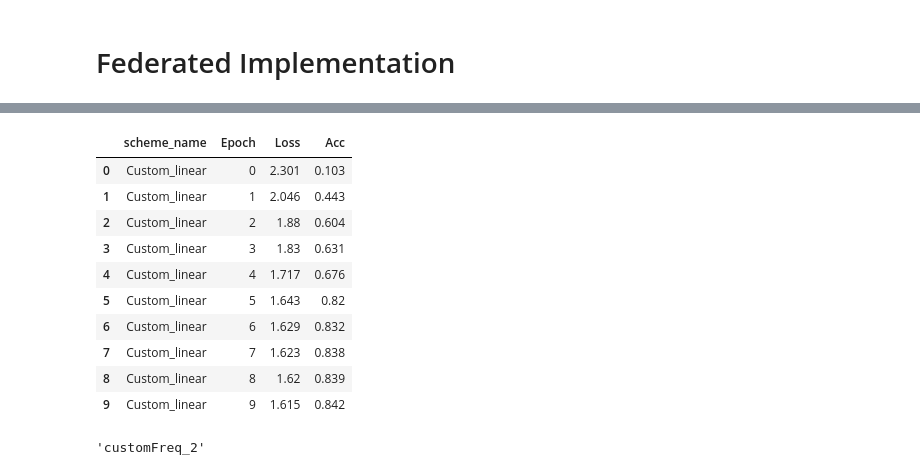
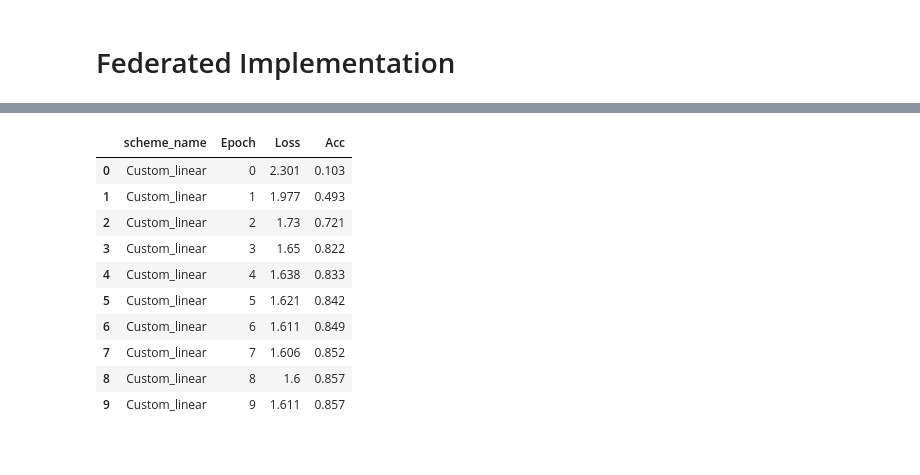
Before and after one commit to faiza-sfa/FedQuantization, a Jupyter notebook: phase_1_quantization_fed_implementation.ipynb, the cells around one changed output, grey strips where cells are left out. Drawn from its saved outputs; the diff is of its cells as text; code cells hidden in the pictures.

Commit message:
Simple Adaptive Quantization Done

```diff
--- a/phase_1_quantization_fed_implementation.ipynb
+++ b/phase_1_quantization_fed_implementation.ipynb
@@ -807,0 +851,29 @@ mse:  7.632148421792345e-15
+# %%
+def get_efficiency(data_size, cmp):
+    data = list(np.random.rand(data_size[0],data_size[1]).flatten())
+    data = np.array(data, dtype = np.float32)
+
+    print(data)
+    data_type = np.uint16
+
+    enc = cmp.encode(data) #quantization_level from 0 to 100
+    print("Encoded",enc)
+
+    dec = cmp.decode(enc)
+    print("After Quantization: ", dec)
+
+    print(f"{data_type} {100 * (sys.getsizeof(dec)-sys.getsizeof(enc))/sys.getsizeof(dec)}% smaller ")
+
+    eff = (sys.getsizeof(dec)-sys.getsizeof(enc))/sys.getsizeof(dec)
+
+
+    return eff
+
+# cmp = customFreq_2()
+
+# cmp = FP8()
+# cmp = QSGD(2,True)
+cmp = Custom_linear()
+
+efficiency = get_efficiency((1,16),cmp)
+efficiency
@@ -1031,55 +1116,49 @@ Time Taken:  191.57473039627075
-# %%
-result =  pd.DataFrame(result, columns=m_8.cell_column_names)
-file_path = r'E:\MS_Thesis\Pre-defense-june\Results_for_update\scheme_ACC_LOSS_sheet.csv'
-display(result)
-# %% [output]
-|  | scheme_name | Epoch | Loss | Acc |
-| 0 | Custom_linear | 0 | 2.301 | 0.103 |
-| 1 | Custom_linear | 1 | 2.046 | 0.443 |
-| 2 | Custom_linear | 2 | 1.88 | 0.604 |
-| 3 | Custom_linear | 3 | 1.83 | 0.631 |
-| 4 | Custom_linear | 4 | 1.717 | 0.676 |
-| 5 | Custom_linear | 5 | 1.643 | 0.82 |
-| 6 | Custom_linear | 6 | 1.629 | 0.832 |
-| 7 | Custom_linear | 7 | 1.623 | 0.838 |
-| 8 | Custom_linear | 8 | 1.62 | 0.839 |
-| 9 | Custom_linear | 9 | 1.615 | 0.842 |
 # %%
-
-if os.path.exists(file_path):
+result =  pd.DataFrame(result, columns=m_8.cell_column_names)
+file_path_1 = r'E:\MS_Thesis\Pre-defense-june\Results_for_update\scheme_ACC_LOSS_sheet.csv'
+display(result)
+if os.path.exists(file_path_1):
     # Read the existing CSV file
-    existing_data = pd.read_csv(file_path)
+    existing_data = pd.read_csv(file_path_1)
 
     # Identify the last epoch in the current run
     last_epoch = result['Epoch'].max()
 
     # Iterate over the new results and update the existing ones if necessary
     for index, row in result.iterrows():
         scheme_name = row['scheme_name']
         epoch = row['Epoch']
         new_acc = row['Acc']
 
         # Check if the scheme_name and epoch already exist in the existing data
         existing_entry = existing_data[(existing_data['scheme_name'] == scheme_name) & (existing_data['Epoch'] == epoch)]
 
         if not existing_entry.empty:
             # Check if the new accuracy at the last epoch is greater than the existing one
             if epoch == last_epoch:
                 existing_last_epoch_entry = existing_data[(existing_data['scheme_name'] == scheme_name) & (existing_data['Epoch'] == last_epoch)]
                 if new_acc > existing_last_epoch_entry['Acc'].values[0]:
                     # Update the existing entry
                     existing_data.loc[(existing_data['scheme_name'] == scheme_name) & (existing_data['Epoch'] == epoch), ['Loss', 'Acc']] = row[['Loss', 'Acc']]
         else:
             # Append the new row to the existing data
             # existing_data = existing_data.append(row, ignore_index=True)
             existing_data = pd.concat([existing_data, pd.DataFrame([row])], ignore_index=True)
 
     # Save the updated data back to the CSV file
-    existing_data.to_csv(file_path, index=False)
+    existing_data.to_csv(file_path_1, index=False)
 else:
     # If the file does not exist, save the new result as a new CSV file
-    result.to_csv(file_path, index=False)
+    result.to_csv(file_path_1, index=False)
+# %% [output]
+|  | scheme_name | Epoch | Loss | Acc |
+| 0 | Custom_linear | 0 | 2.301 | 0.103 |
+| 1 | Custom_linear | 1 | 1.977 | 0.493 |
+| 2 | Custom_linear | 2 | 1.73 | 0.721 |
+| 3 | Custom_linear | 3 | 1.65 | 0.822 |
+| 4 | Custom_linear | 4 | 1.638 | 0.833 |
+| 5 | Custom_linear | 5 | 1.621 | 0.842 |
+| 6 | Custom_linear | 6 | 1.611 | 0.849 |
+| 7 | Custom_linear | 7 | 1.606 | 0.852 |
+| 8 | Custom_linear | 8 | 1.6 | 0.857 |
+| 9 | Custom_linear | 9 | 1.611 | 0.857 |
-# %%
-m_8.cmp.__class__.__name__
-# %% [output]
-'customFreq_2'
```
Also changed, not shown: parts of 18 cells of this notebook, 1 other file.
